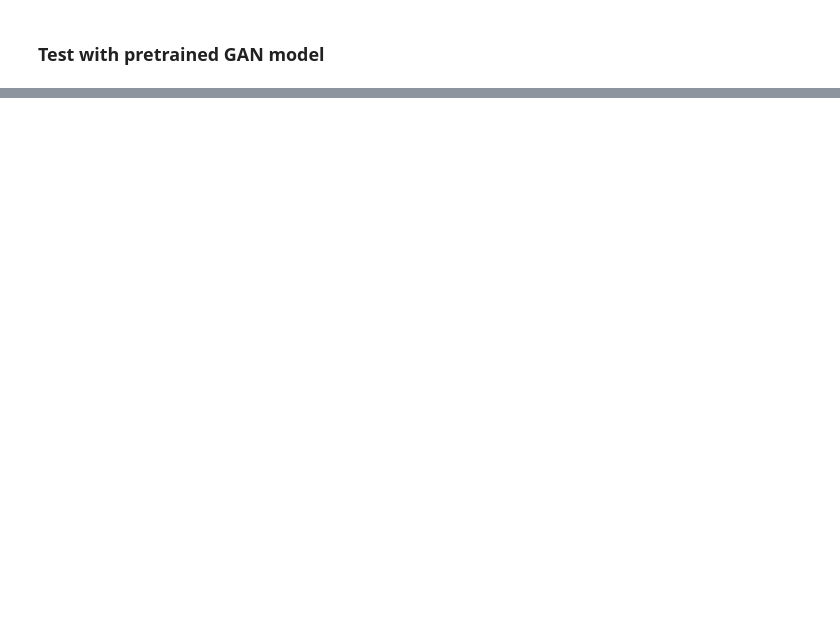
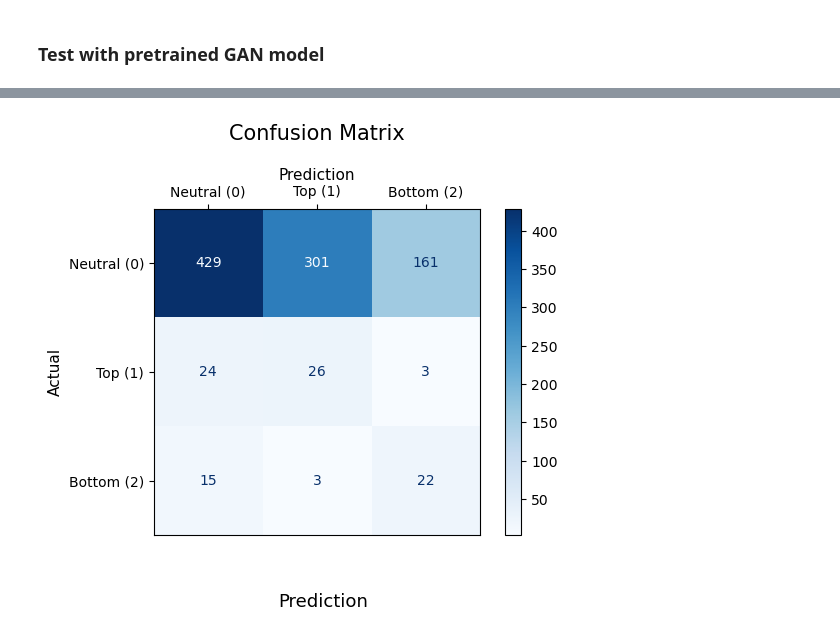
Before and after one commit to UsithaDJay/Intellitrade, a Jupyter notebook: Turning_Points_Forecasting/Turning_Point_Prediction.ipynb, the cells around one changed output, grey strips where cells are left out. Drawn from its saved outputs; the diff is of its cells as text; code cells hidden in the pictures; blank space fills up the shorter version.

```diff
--- a/Turning_Points_Forecasting/Turning_Point_Prediction.ipynb
+++ b/Turning_Points_Forecasting/Turning_Point_Prediction.ipynb
@@ -455,0 +502,3 @@ Recall_test:  0.9580838323353293
+# %%
+pred_test = xgboost_test(test_input_features, xgb_model)
+print(classification_report(test_labels, pred_test, target_names=["Neutral (0)", "Top (1)", "Bottom (2)"]))
@@ -545,0 +549,4 @@ tensor(264.2576)
+# %%
+show_confusion_matrix(test_labels, pred_test, labels=[0, 1, 2], display_labels=["Neutral (0)", "Top (1)", "Bottom (2)"])
+# %% [output]
+[figure, added]
```
Also changed, not shown: parts of 40 cells of this notebook, 1 other file.
